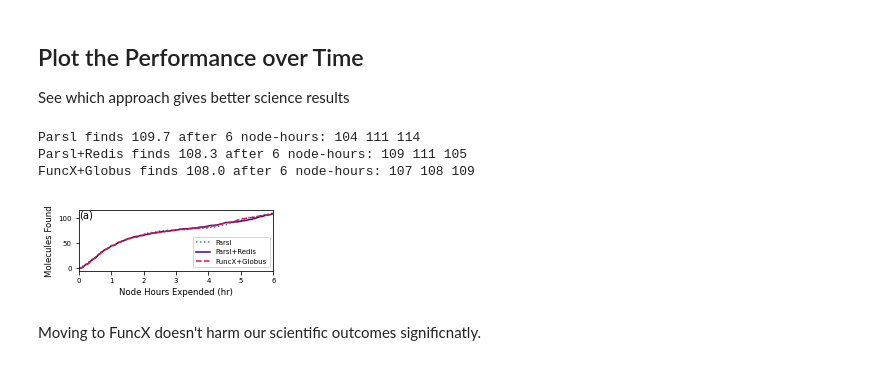
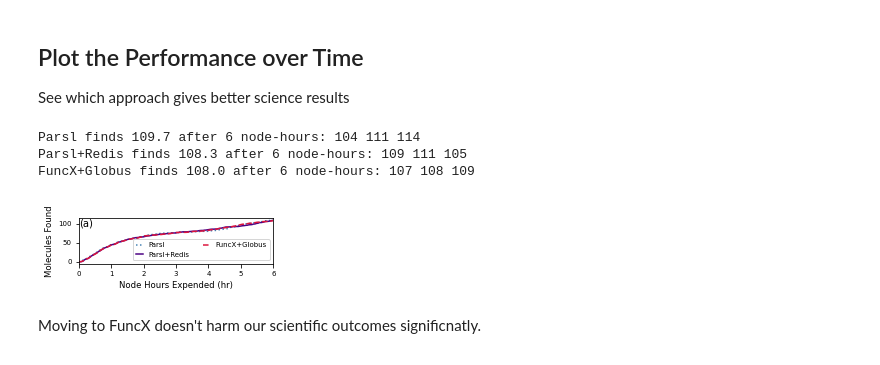
Before and after one commit to exalearn/multi-site-campaigns, a Jupyter notebook: molecular-design/notebooks/compare-to-parsl.ipynb, the cells around one changed output. Drawn from its saved outputs; the diff is of its cells as text; code cells hidden in the pictures.

```diff
--- a/molecular-design/notebooks/compare-to-parsl.ipynb
+++ b/molecular-design/notebooks/compare-to-parsl.ipynb
@@ -263,7 +263,7 @@ def get_simulation_outcome(path) -> pd.DataFrame:
 
     return changes
 # %%
-fig, ax = plt.subplots(figsize=(3.5, 1.5))
+fig, ax = plt.subplots(figsize=(3.5, 1.3))
 
 ax.text(0, 1, '(a)', ha='left', va='top', transform=ax.transAxes)
 
@@ -285,34 +285,34 @@ for (name, run_path), ls in zip(runs.items(), [':', '-', '--']):
         interps.append(
             interp1d(data['node_hours_used'], data['num_found'], kind='previous')
         )
 
     # Plot the mean over the runs
     points = np.linspace(0, length, 128)
     scores = [i(points) for i in interps]
     counts = [i(length) for i in interps]
     score = np.mean(counts, axis=0)
     print(f'{name} finds {np.mean([i(length) for i in interps]):.1f} after {length} node-hours: '
           + " ".join(f"{x:.0f}" for x in counts))
 
     ax.plot(points, np.mean(scores, axis=0), color=colors[name], linestyle=ls, label=name)
 
 # Plot the baseline
 #data = get_simulation_outcome(Path('./prod-runs/8KNL-8V100-no-retrain/'))
 #ax.plot(data['node_hours_used'], data['num_found'], 'k--', label='Baseline')
 
 ax.set_xlim(0, length)
 
-ax.legend(ncol=1, fontsize=7)
+ax.legend(ncol=2, fontsize=7, handlelength=1)
 ax.set_xlabel('Node Hours Expended (hr)')
 ax.set_ylabel('Molecules Found')
 
 fig.tight_layout()
 fig.savefig('figures/parsl-comparision_active-learning-performance.png', dpi=320)
 fig.savefig('figures/parsl-comparision_active-learning-performance.pdf')
 # %% [output]
 Parsl finds 109.7 after 6 node-hours: 104 111 114
 Parsl+Redis finds 108.3 after 6 node-hours: 109 111 105
 FuncX+Globus finds 108.0 after 6 node-hours: 107 108 109
-[figure, old version]
+[figure, new version]
 # %% [markdown]
 Moving to FuncX doesn't harm our scientific outcomes significnatly.
```
Also changed, not shown: 9 other files.
